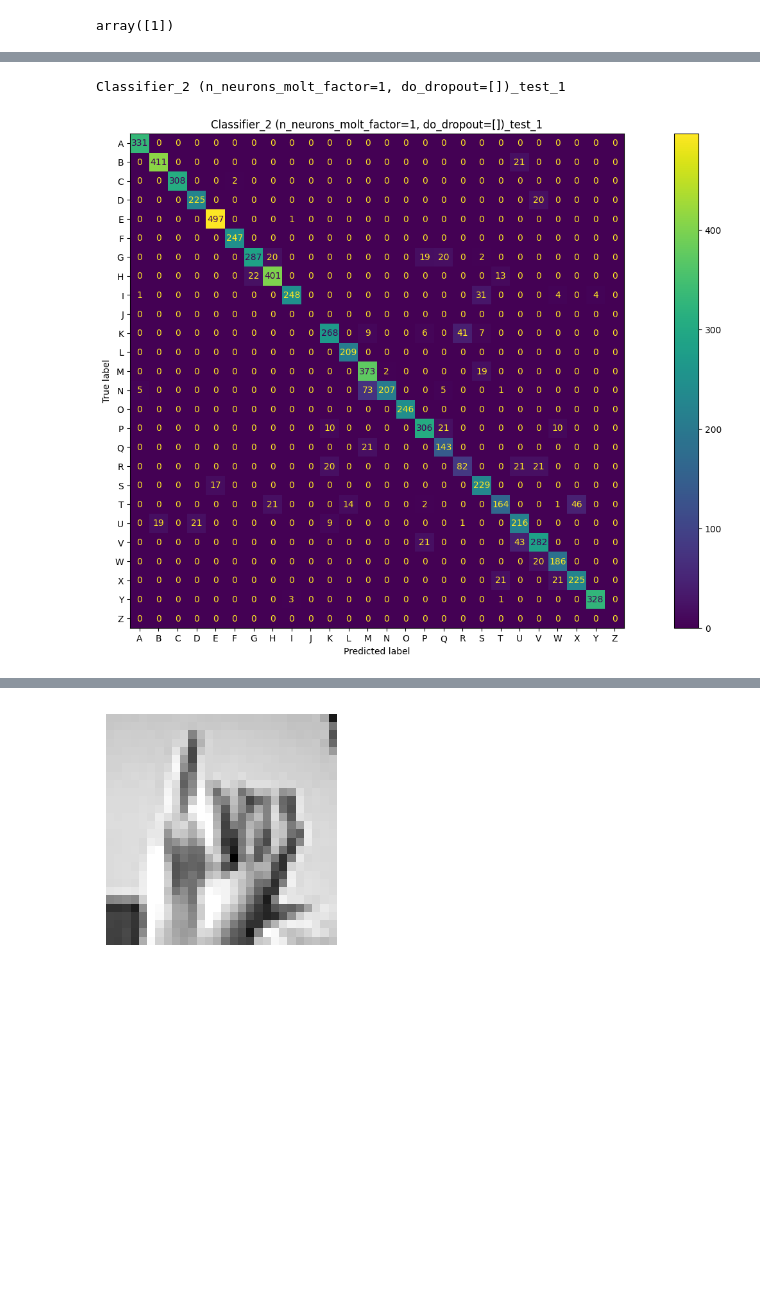
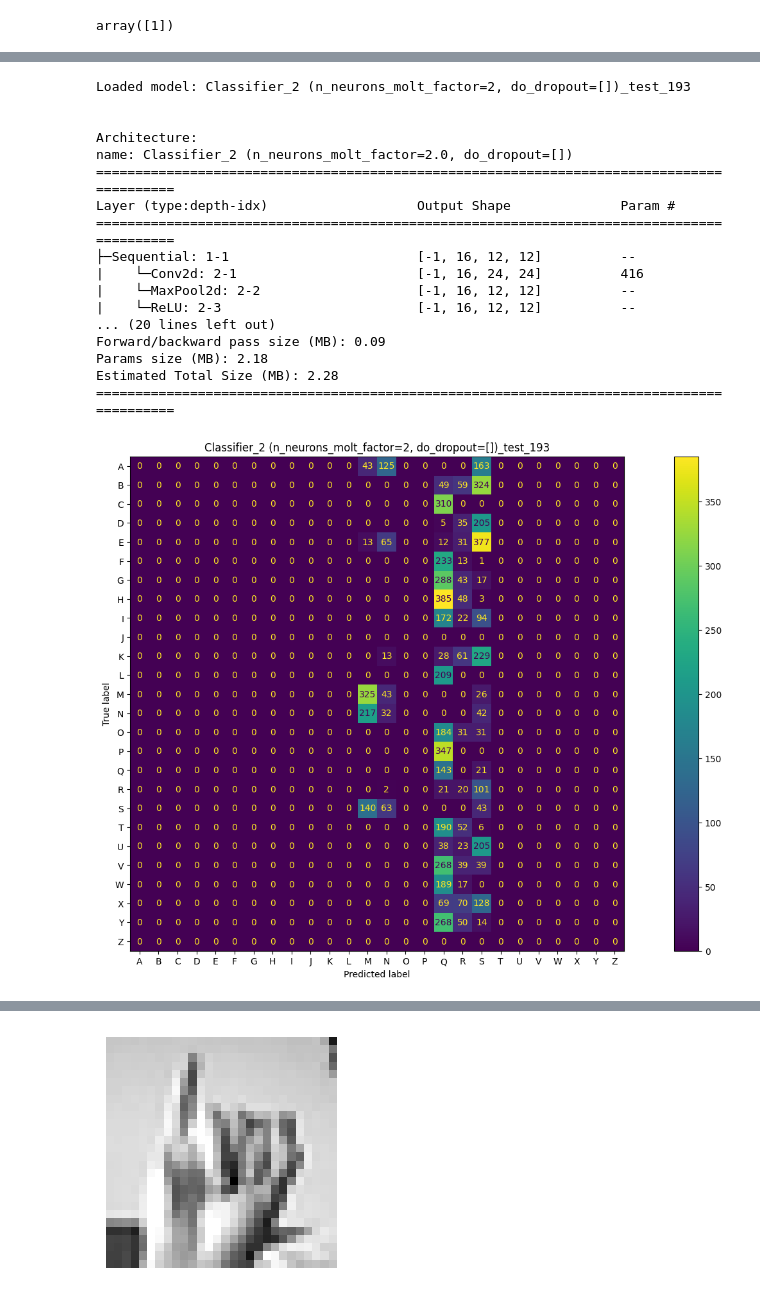
Before and after one commit to Lotto98/Sign-Language-MNIST, a Jupyter notebook: src/Classifier_2.ipynb, the cells around one changed output, grey strips where cells are left out. Cells and saved outputs as stored; diff of their text form; code cells hidden in the pictures; blank space fills up the shorter version.

```diff
--- a/src/Classifier_2.ipynb
+++ b/src/Classifier_2.ipynb
@@ -125,4 +125,4 @@ Name: 446, dtype: object
 # %%
-best_model = NeuralNetwork.load_NN(all_results.iloc[446], classifiers_dict, torch.device("cuda"), (28,28))
+best_model = NeuralNetwork.load_NN(all_results.iloc[394], classifiers_dict, torch.device("cuda"), (28,28))
 best_model.explore_wrong_predictions()
 # %% [output]
@@ -242,3 +257,4 @@ Name: 3200, dtype: object
 # %%
-NeuralNetwork.load_NN(all_results.iloc[2903], classifiers_dict, torch.device("cuda"), (28,28)).plot_confusion_matrix()
+worst_model = NeuralNetwork.load_NN(all_results.iloc[1946], classifiers_dict, torch.device("cuda"), (28,28))
+worst_model.plot_confusion_matrix()
 # %% [output]
@@ -260,9 +316,25 @@ all_results.sort_values(by=['test_accuracies'], ascending=True).iloc[641:650]
 # %%
-model = NeuralNetwork.load_NN(all_results.iloc[641], classifiers_dict, torch.device("cuda"), (28,28))
+model = NeuralNetwork.load_NN(all_results.iloc[2433], classifiers_dict, torch.device("cuda"), (28,28))
 model.plot_confusion_matrix()
 # %% [output]
-Classifier_2 (n_neurons_molt_factor=1, do_dropout=[])_test_1
+Loaded model: Classifier_2 (n_neurons_molt_factor=2, do_dropout=[])_test_193
+
+
+Architecture:
+name: Classifier_2 (n_neurons_molt_factor=2.0, do_dropout=[])
+==========================================================================================
+Layer (type:depth-idx)                   Output Shape              Param #
+==========================================================================================
+├─Sequential: 1-1                        [-1, 16, 12, 12]          --
+|    └─Conv2d: 2-1                       [-1, 16, 24, 24]          416
+|    └─MaxPool2d: 2-2                    [-1, 16, 12, 12]          --
+|    └─ReLU: 2-3                         [-1, 16, 12, 12]          --
+... (20 lines left out)
+Forward/backward pass size (MB): 0.09
+Params size (MB): 2.18
+Estimated Total Size (MB): 2.28
+==========================================================================================
-[figure, old version]
+[figure, new version]
 # %%
 model.return_stats()
 # %% [output]
```
Also changed, not shown: parts of 17 cells of this notebook, 3 other files.
